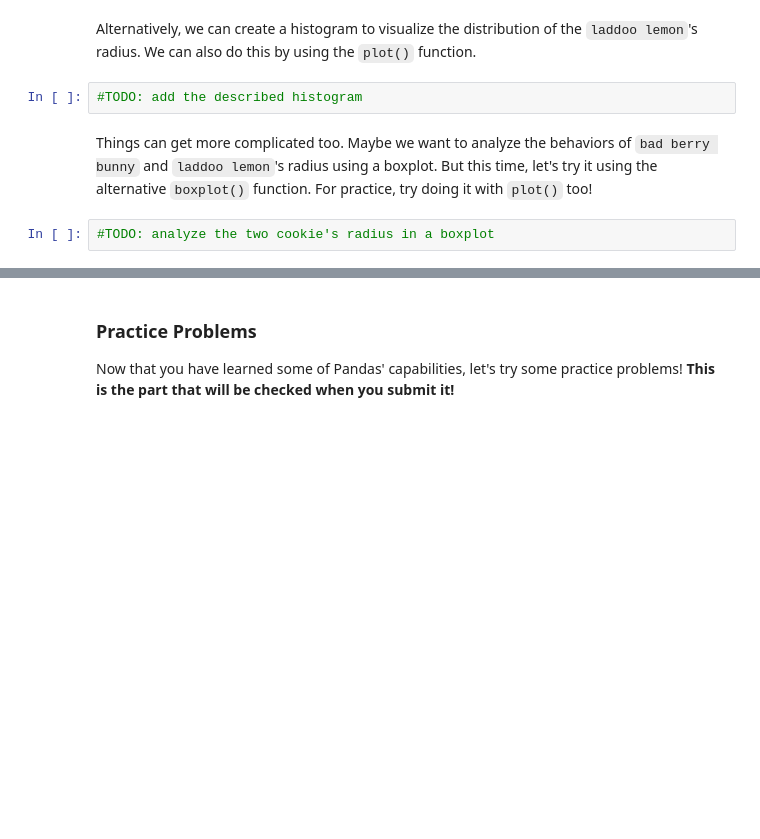
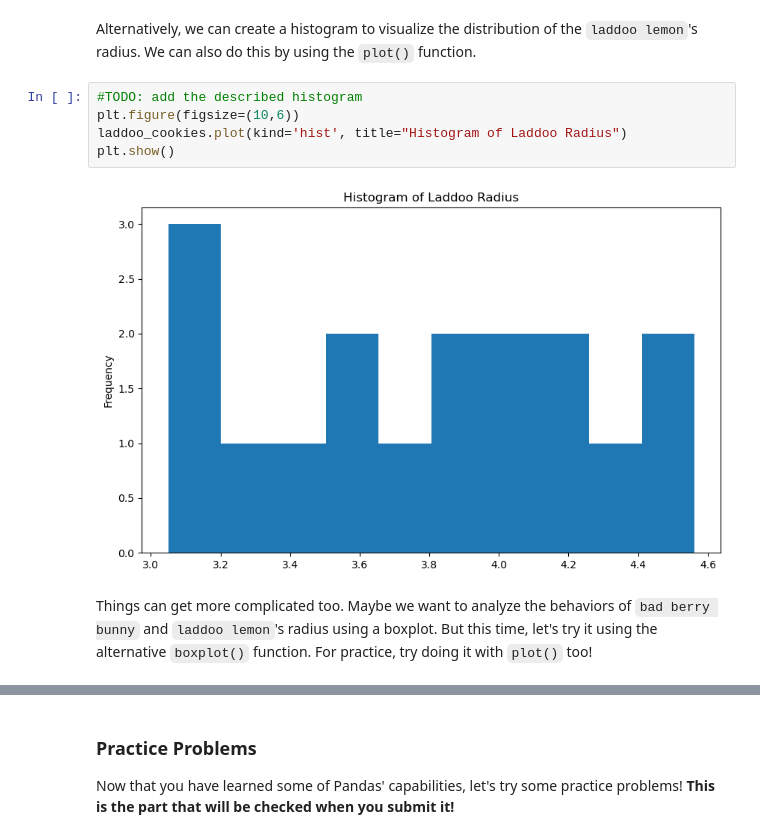
Before and after one commit to KeJin1105/Data-Science-Fundamentals, a Jupyter notebook: labs/lab-02/lab02.ipynb, the cells around one changed output, grey strips where cells are left out. Cells and saved outputs as stored; diff of their text form; blank space fills up the shorter version.

```diff
--- a/labs/lab-02/lab02.ipynb
+++ b/labs/lab-02/lab02.ipynb
@@ -402,8 +411,11 @@ We may even want to get more specific and visualize the shape of a distribution
 # %% [markdown]
 Alternatively, we can create a histogram to visualize the distribution of the `laddoo lemon`'s radius. We can also do this by using the `plot()` function.
-# %%
-#TODO: add the described histogram
+# %%
+#TODO: add the described histogram
+plt.figure(figsize=(10,6))
+laddoo_cookies.plot(kind='hist', title="Histogram of Laddoo Radius")
+plt.show()
+# %% [output]
+[figure, added]
 # %% [markdown]
 Things can get more complicated too. Maybe we want to analyze the behaviors of `bad berry bunny` and `laddoo lemon`'s radius using a boxplot. But this time, let's try it using the alternative `boxplot()` function. For practice, try doing it with `plot()` too!
-# %%
-#TODO: analyze the two cookie's radius in a boxplot
```
Also changed, not shown: parts of 15 cells of this notebook.
